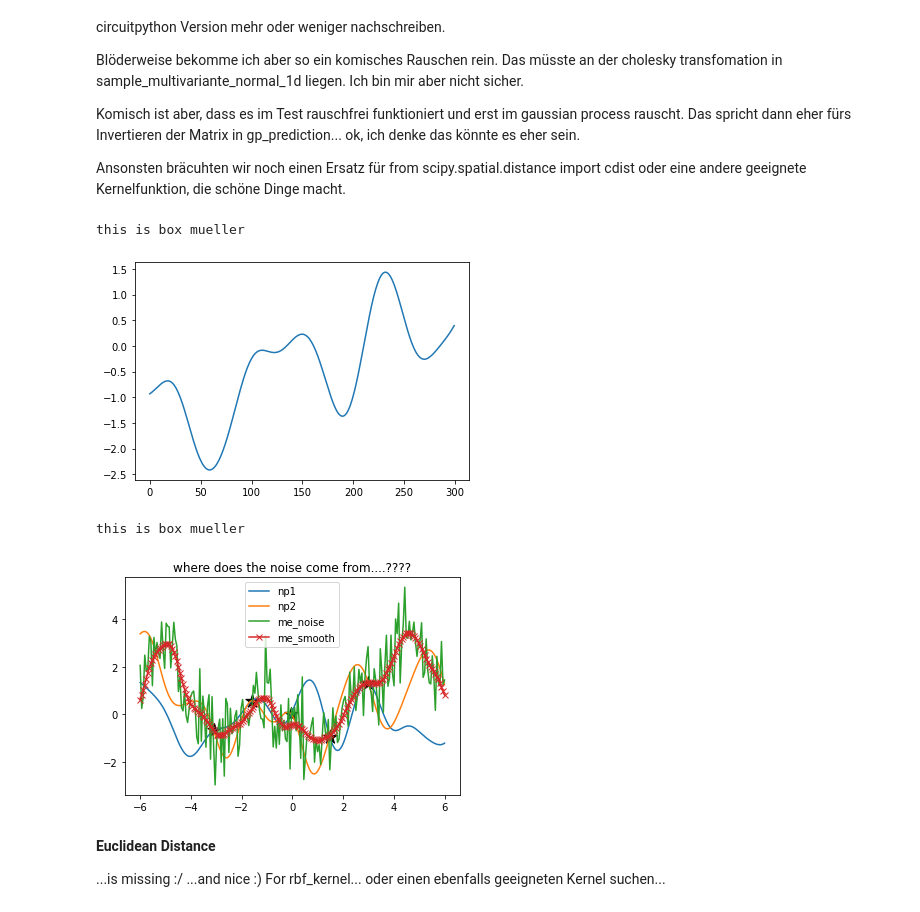
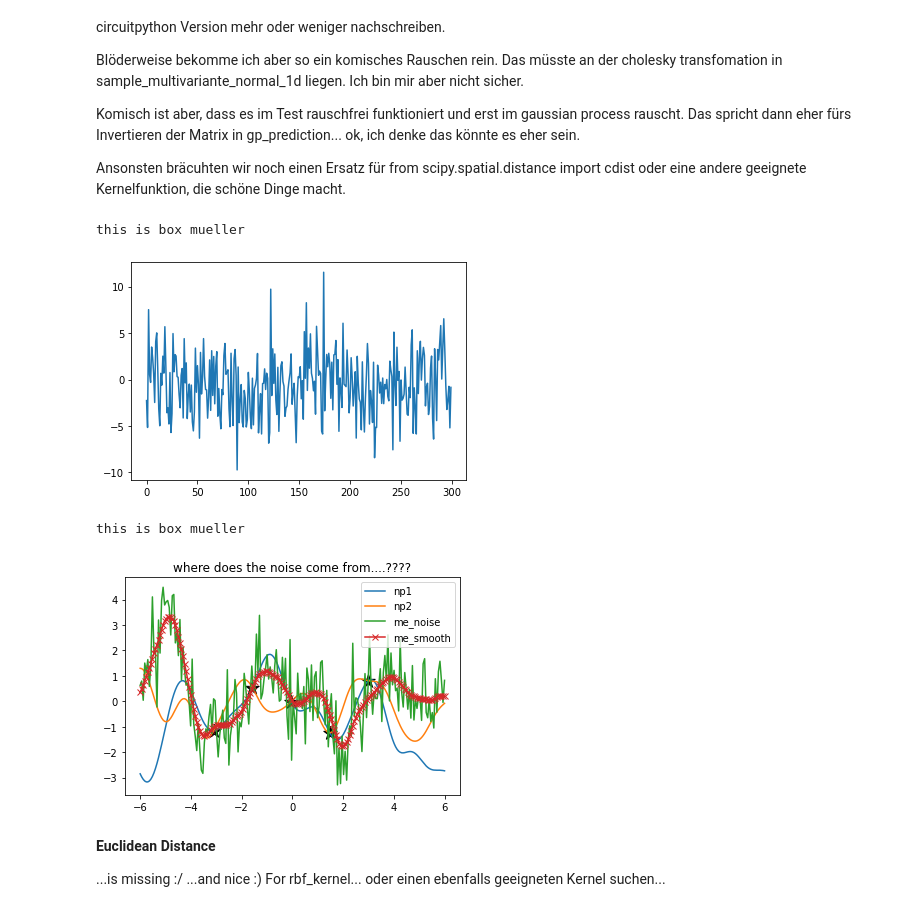
Before and after one commit to maxfleck/circuitGP, a Jupyter notebook: Stand_der_Dinge.ipynb, the cells around one changed output. Saved outputs shown, nothing was run; the diff lists cells and outputs as text; code cells hidden in the pictures.

```diff
--- a/Stand_der_Dinge.ipynb
+++ b/Stand_der_Dinge.ipynb
@@ -61,37 +61,37 @@ def sample_gauss_box_mueller_1d(mu,sigma,size):
     #xx = np.vectorize(sampleN_v1)
     return xx(np.empty(size)) * sigma + mu
 
-def sample_multivariante_normal_1d(mu,K,epsilon=1e-14):
+def sample_multivariante_normal_1d(mu,K,epsilon=10):
     d = len(mu)
     Kx = K + epsilon*np.eye(d)
     L = np.linalg.cholesky(Kx)
     #L = scipy.linalg.cholesky(Kx)
     u = sample_gauss_box_mueller_1d(0, 1, d )
     return mu.transpose() + np.dot(L, u)
 
 # choose index set for the marginal
 d = 300
 x = np.linspace(-6, 6, d).reshape( (d, 1) )
 # compute covariance matrix
 K = rbf_kernel(x, None, 1.0,2.0,0 ) #, 2.0, 0)
 #K = lin_kernel(x, None, 2.0 )
 #K = white_kernel(x, None, 2.0 )
 # create mean vector
 mu = np.zeros(x.shape)
 # draw samples 20 from Gaussian distribution
 
 f = sample_multivariante_normal_1d(mu, K)
 
 #f1 = np.random.multivariate_normal(mu, K, 10)
 import matplotlib.pyplot as plt
 
 plt.plot(np.arange(len(f[0])),f[0])
 #plt.plot(np.arange(len(f1[0])),f1[0],"x")
 plt.show()
 plt.close()
 # %% [output]
 this is box mueller
-[figure, old version]
+[figure, new version]
 # %%
 N = 5
 # x,y,x1,y1 have the length N
@@ -194,7 +194,7 @@ plt.show()
 plt.close()
 # %% [output]
 this is box mueller
-[figure, old version]
+[figure, new version]
 # %%
 #print(x_star.reshape(len(x_star),1))
 #print(f_star1)
```
Also changed, not shown: 3 other files.
